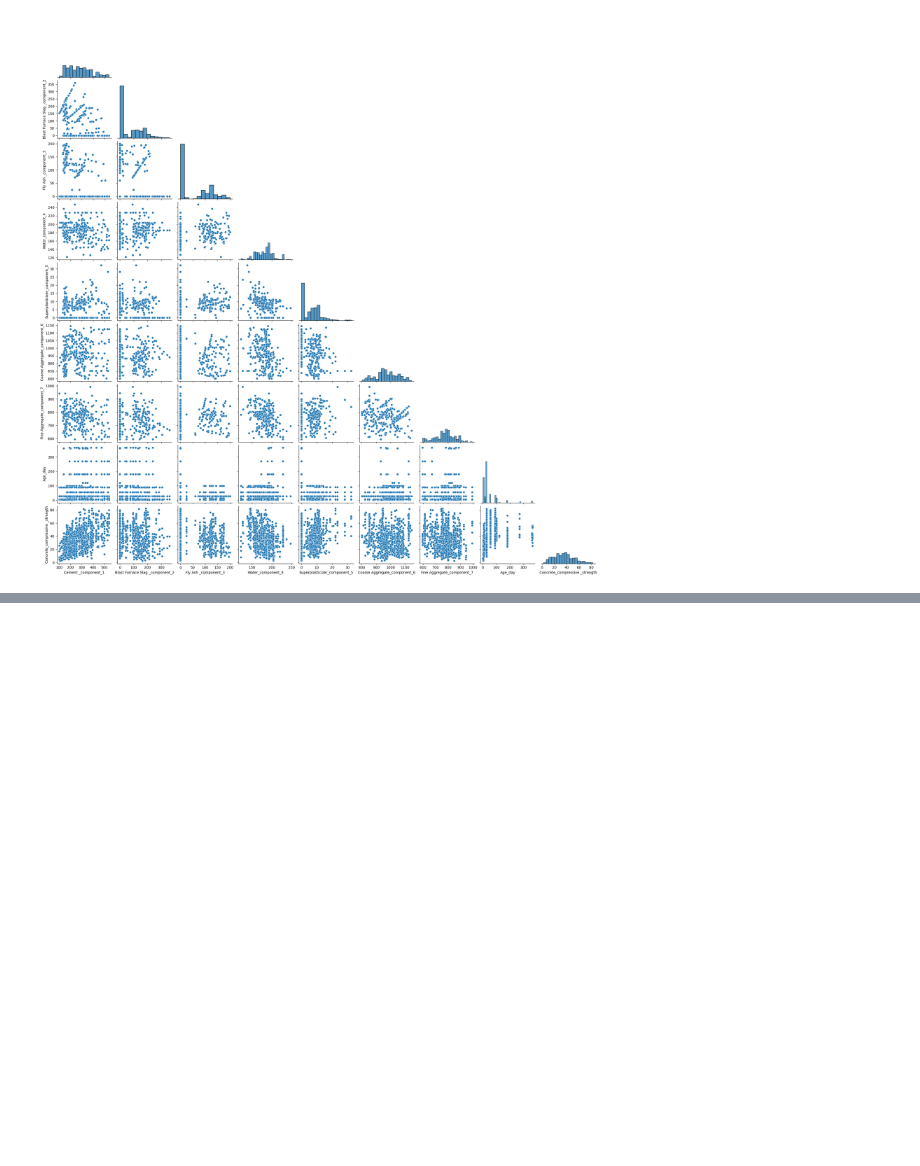
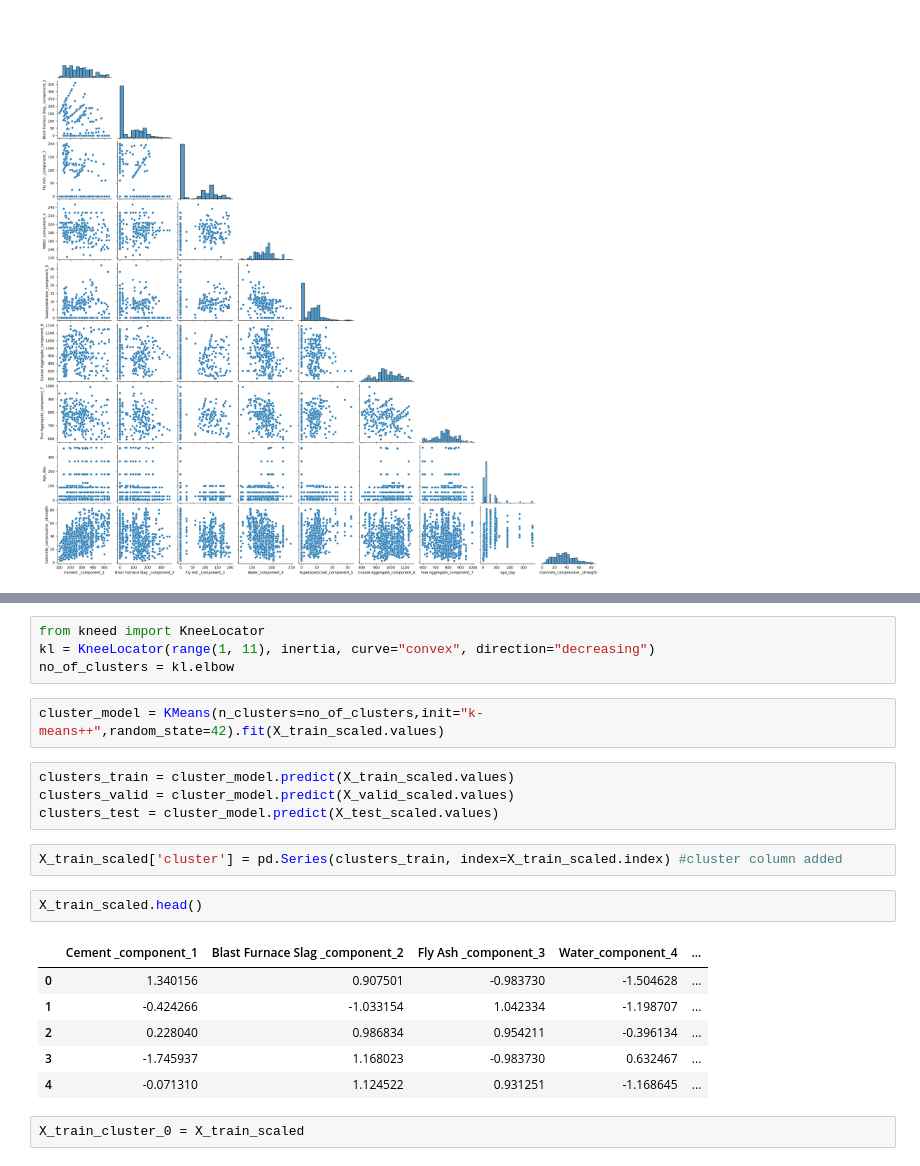
Before and after one commit to gagan-bajwa/CementStrength, a Jupyter notebook: reasearch/EDA.ipynb, the cells around one changed output, grey strips where cells are left out. Cells and saved outputs as stored; diff of their text form; blank space fills up the shorter version.

```diff
--- a/reasearch/EDA.ipynb
+++ b/reasearch/EDA.ipynb
@@ -222,0 +382,23 @@ plt.xticks(rotation=90)
+# %%
+from kneed import KneeLocator
+kl = KneeLocator(range(1, 11), inertia, curve="convex", direction="decreasing")
+no_of_clusters = kl.elbow
+# %%
+cluster_model = KMeans(n_clusters=no_of_clusters,init="k-means++",random_state=42).fit(X_train_scaled.values)
+# %%
+clusters_train = cluster_model.predict(X_train_scaled.values)
+clusters_valid = cluster_model.predict(X_valid_scaled.values)
+clusters_test = cluster_model.predict(X_test_scaled.values)
+# %%
+X_train_scaled['cluster'] = pd.Series(clusters_train, index=X_train_scaled.index) #cluster column added
+# %%
+X_train_scaled.head()
+# %% [output]
+|  | Cement _component_1 | Blast Furnace Slag _component_2 | Fly Ash _component_3 | Water_component_4 | ... |
+| 0 | 1.340156 | 0.907501 | -0.983730 | -1.504628 | ... |
+| 1 | -0.424266 | -1.033154 | 1.042334 | -1.198707 | ... |
+| 2 | 0.228040 | 0.986834 | 0.954211 | -0.396134 | ... |
+| 3 | -1.745937 | 1.168023 | -0.983730 | 0.632467 | ... |
+| 4 | -0.071310 | 1.124522 | 0.931251 | -1.168645 | ... |
+# %%
+X_train_cluster_0 = X_train_scaled
```
Also changed, not shown: parts of 20 cells of this notebook, 8 other files.
